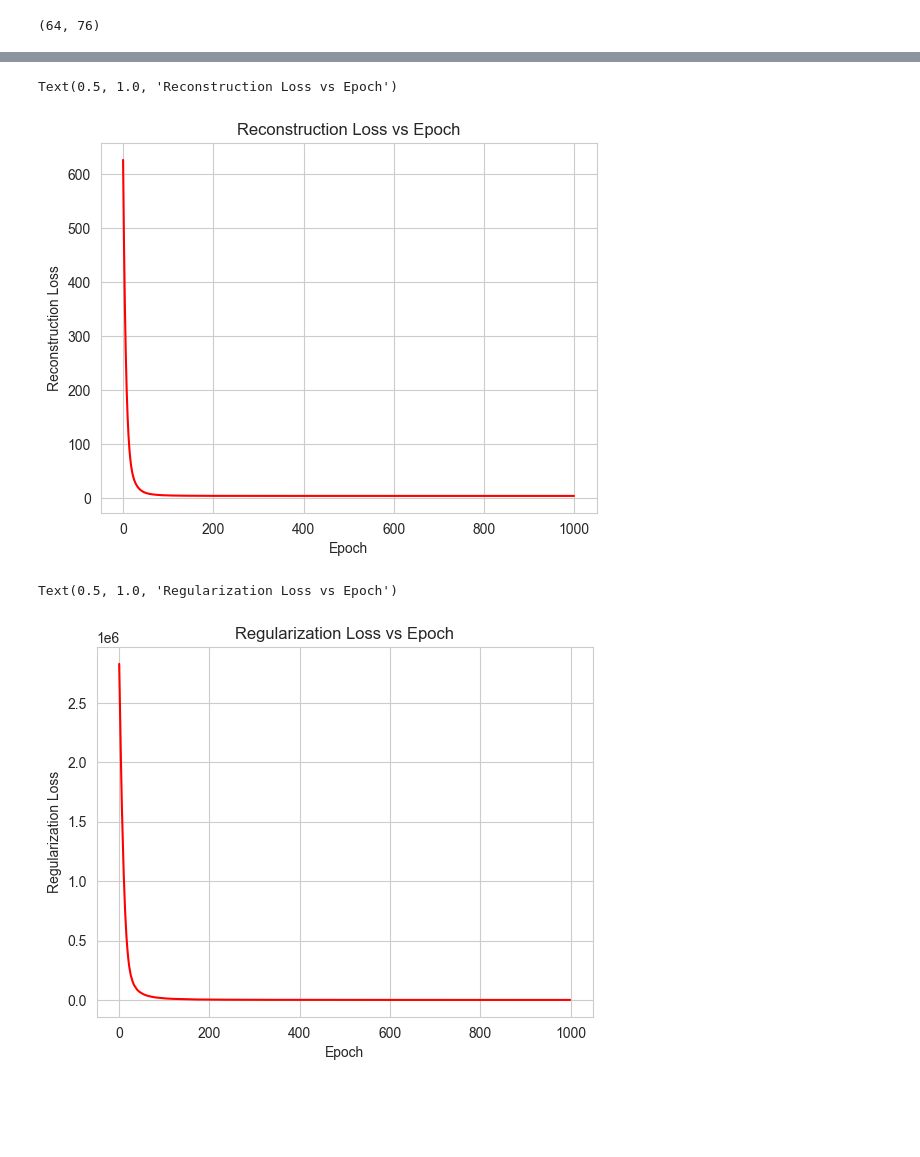
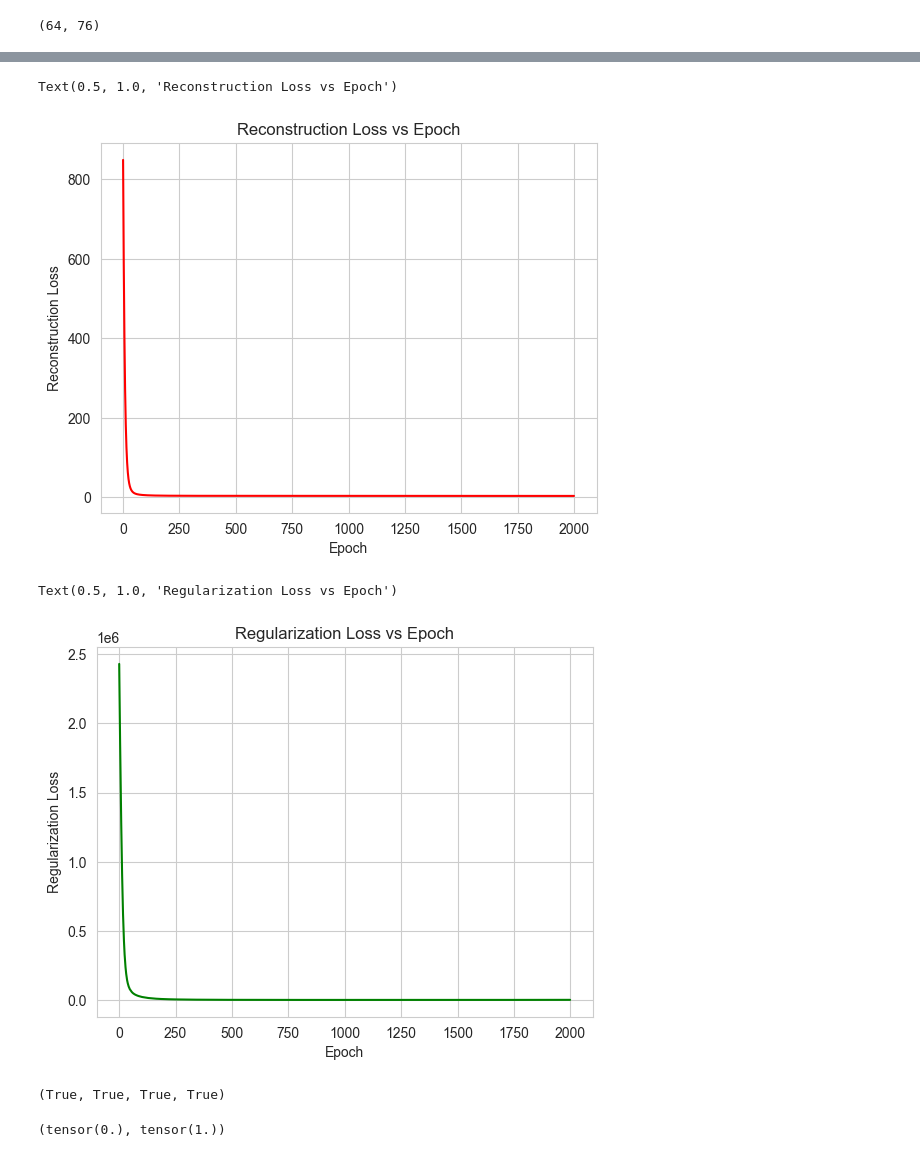
Before and after one commit to congfeng4/SCOIT, a Jupyter notebook: hgnn_PEA_STA.ipynb, the cells around one changed output, grey strips where cells are left out. Saved outputs shown, nothing was run; the diff lists cells and outputs as text; code cells hidden in the pictures; blank space fills up the shorter version.

```diff
--- a/hgnn_PEA_STA.ipynb
+++ b/hgnn_PEA_STA.ipynb
@@ -200,13 +168,15 @@ umap_visualize(cell_embeddings, labels)
 G = torch.tensor(gene_embeddings, dtype=torch.float)
 C = torch.tensor(cell_embeddings, dtype=torch.float)
 O = torch.tensor(omic_embeddings, dtype=torch.float)
-X = torch.tensor(np.concatenate([expression_data_clean, methylation_data_clean], axis=1), dtype=torch.float)
+X_np = np.concatenate([expression_data_clean, methylation_data_clean], axis=1)
+X_np = MinMaxScaler().fit_transform(X_np)
+X = torch.tensor(X_np, dtype=torch.float)
 # %%
-epochs = 1000
+epochs = 2000
 embed_dim = C.shape[1]
 # 超参，按需要调
 alpha = 0.001
-k = 5
+k = 3
 lr = 1e-3
 omics_offset = expression_data_clean.shape[1]
 num_cells = C.shape[0]
@@ -222,7 +192,8 @@ model, histories = train_phasing_model(
     lr=lr,
     k=k,
     alpha=alpha,
-    activations=[F.softplus, F.softplus],
+    activations=[F.relu, F.relu],
+    recon_loss=[log_zinb_positive, log_zinb_positive],
     C=C, G=G, O=O, X=X,
 )
 # %% [output]
@@ -251,17 +213,25 @@ plt.ylabel('Reconstruction Loss')
 plt.title('Reconstruction Loss vs Epoch')
 # %% [output]
 Text(0.5, 1.0, 'Reconstruction Loss vs Epoch')
-[figure, old version]
+[figure, new version]
 # %%
-plt.plot(histories['history_reg'], color='red')
+plt.plot(histories['history_reg'], color='green')
 plt.xlabel('Epoch')
 plt.ylabel('Regularization Loss')
 plt.title('Regularization Loss vs Epoch')
 # %% [output]
 Text(0.5, 1.0, 'Regularization Loss vs Epoch')
-[figure, old version]
+[figure, new version]
 # %%
 Xp0, Xp1, Xm0, Xm1 = model.predict(G, C, O)
+# %%
+np.all(Xp0 < 1), np.all(Xp1 < 1), np.all(Xm0 < 1), np.all(Xm1 < 1)
+# %% [output]
+(True, True, True, True)
+# %%
+X.min(), X.max()
+# %% [output]
+(tensor(0.), tensor(1.))
 # %%
 plt.figure(figsize=(18,10))
 ax = plt.subplot(231)
```
Also changed, not shown: parts of 11 cells of this notebook, 2 other files.
